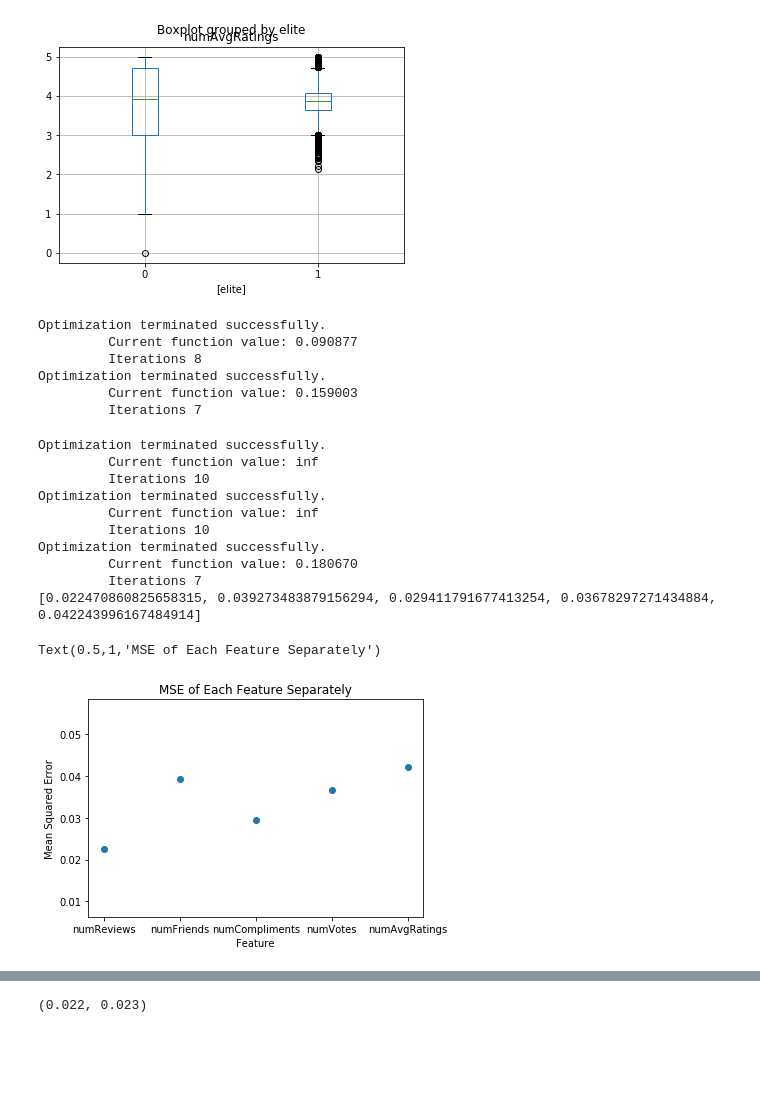
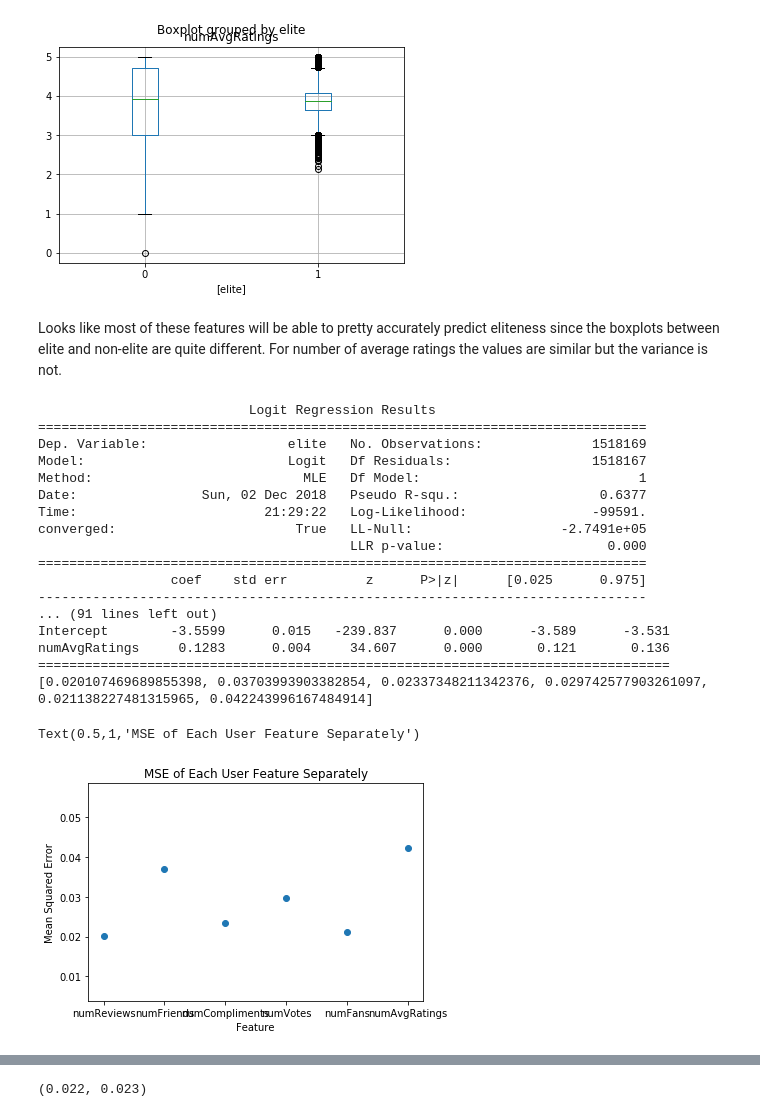
Before and after one commit to angela278/yelp-elite-predictions, a Jupyter notebook: Assignment 2.ipynb, the cells around one changed output, grey strips where cells are left out. Cells and saved outputs as stored; diff of their text form; code cells hidden in the pictures; blank space fills up the shorter version.

```diff
--- a/Assignment 2.ipynb
+++ b/Assignment 2.ipynb
@@ -79,6 +177,7 @@ df['numReviews'] = numReviews
 df['numFriends'] = numFriends
 df['numCompliments'] = numCompliments
 df['numVotes'] = numVotes
+df['numFans'] = numFans
 df['numAvgRatings'] = numAvgRatings
 df['elite'] = elite
 # %%
@@ -106,39 +210,55 @@ df.boxplot(by=["elite"], column=["numAvgRatings"])
 # %% [output]
 <matplotlib.axes._subplots.AxesSubplot at 0x...>
 [figure]
+# %% [markdown]
+Looks like most of these features will be able to pretty accurately predict eliteness since the boxplots between elite and non-elite are quite different. For number of average ratings the values are similar but the variance is not.
+# %%
+def log_normalization(val):
+    if val > 0:
+        return np.log(val)
+    else:
+        return np.log(val + .001)
+# %%
+df_init = df.copy()
+for d in df:
+    if d == 'numAvgRatings' or d == 'elite':
+        continue
+    df[d] = df[d].apply(log_normalization)
 # %%
 mse1=[]
 for d in df:
     if d == 'elite':
         break
     formula = 'elite ~ ' + d
-    model=smf.logit(formula, data=df).fit()
+    model=smf.logit(formula, data=df).fit(disp=0)
     yhat1 = model.predict(df[d])
     mse1.append(mean_squared_error(df["elite"], yhat1))
+    print(model.summary())
 print(mse1)
 # %% [output]
-Optimization terminated successfully.
-         Current function value: 0.090877
-         Iterations 8
-Optimization terminated successfully.
-         Current function value: 0.159003
-         Iterations 7
+                           Logit Regression Results
+==============================================================================
+Dep. Variable:                  elite   No. Observations:              1518169
+Model:                          Logit   Df Residuals:                  1518167
+Method:                           MLE   Df Model:                            1
+Date:                Sun, 02 Dec 2018   Pseudo R-squ.:                  0.6377
+Time:                        21:29:22   Log-Likelihood:                -99591.
+converged:                       True   LL-Null:                   -2.7491e+05
+                                        LLR p-value:                     0.000
+==============================================================================
+                 coef    std err          z      P>|z|      [0.025      0.975]
+------------------------------------------------------------------------------
+... (91 lines left out)
+Intercept        -3.5599      0.015   -239.837      0.000      -3.589      -3.531
+numAvgRatings     0.1283      0.004     34.607      0.000       0.121       0.136
+=================================================================================
+[0.020107469689855398, 0.03703993903382854, 0.02337348211342376, 0.029742577903261097, 0.021138227481315965, 0.042243996167484914]
-Optimization terminated successfully.
-         Current function value: inf
-         Iterations 10
-Optimization terminated successfully.
-         Current function value: inf
-         Iterations 10
-Optimization terminated successfully.
-         Current function value: 0.180670
-         Iterations 7
-[0.022470860825658315, 0.039273483879156294, 0.029411791677413254, 0.03678297271434884, 0.042243996167484914]
 # %%
-features = ['numReviews', 'numFriends', 'numCompliments', 'numVotes', 'numAvgRatings']
+features = ['numReviews', 'numFriends', 'numCompliments', 'numVotes', 'numFans', 'numAvgRatings']
 plt.scatter(features,mse1)
 plt.xlabel("Feature")
 plt.ylabel("Mean Squared Error")
-plt.title("MSE of Each Feature Separately")
+plt.title("MSE of Each User Feature Separately")
 # %% [output]
-Text(0.5,1,'MSE of Each Feature Separately')
+Text(0.5,1,'MSE of Each User Feature Separately')
-[figure, old version]
+[figure, new version]
```
Also changed, not shown: parts of 69 cells of this notebook.
